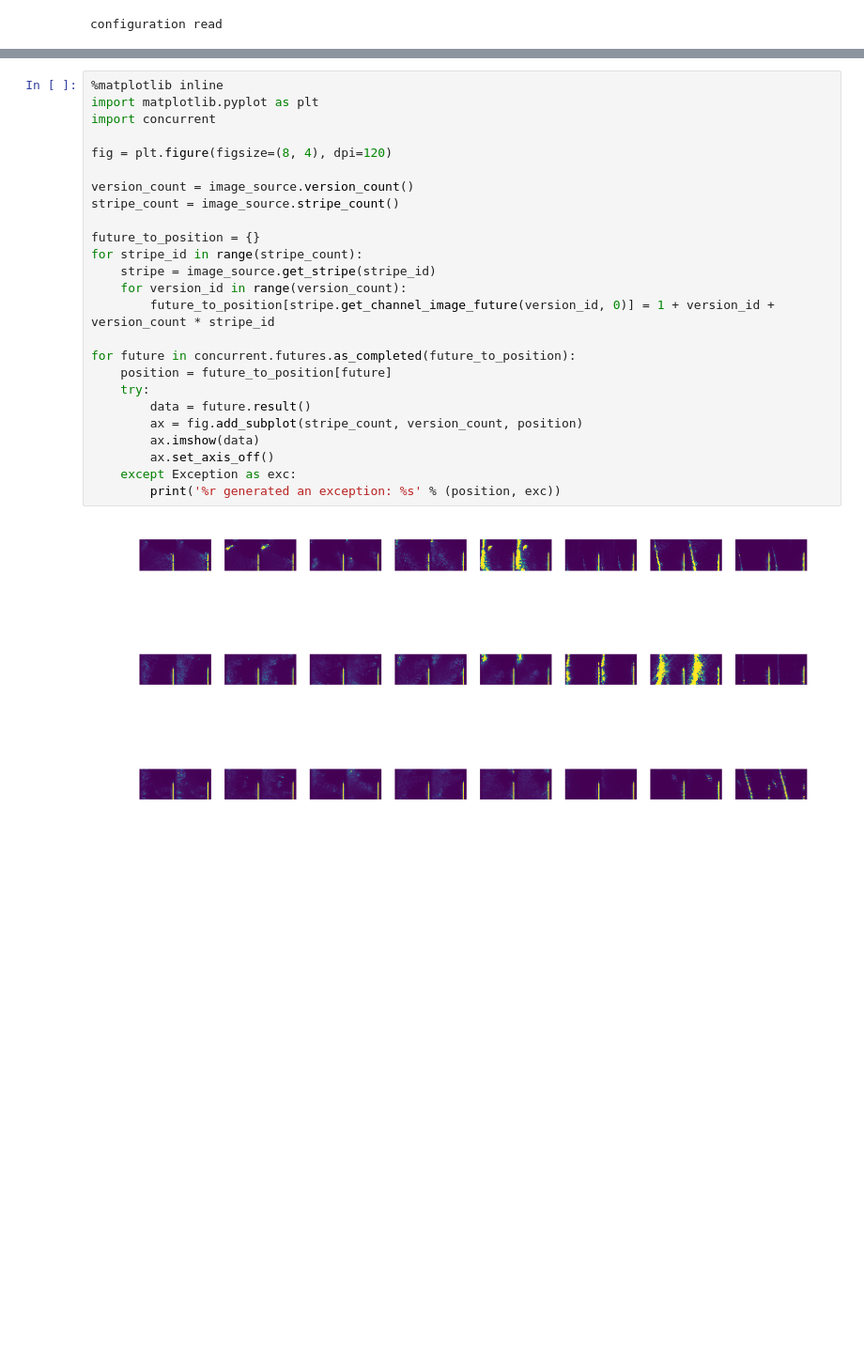
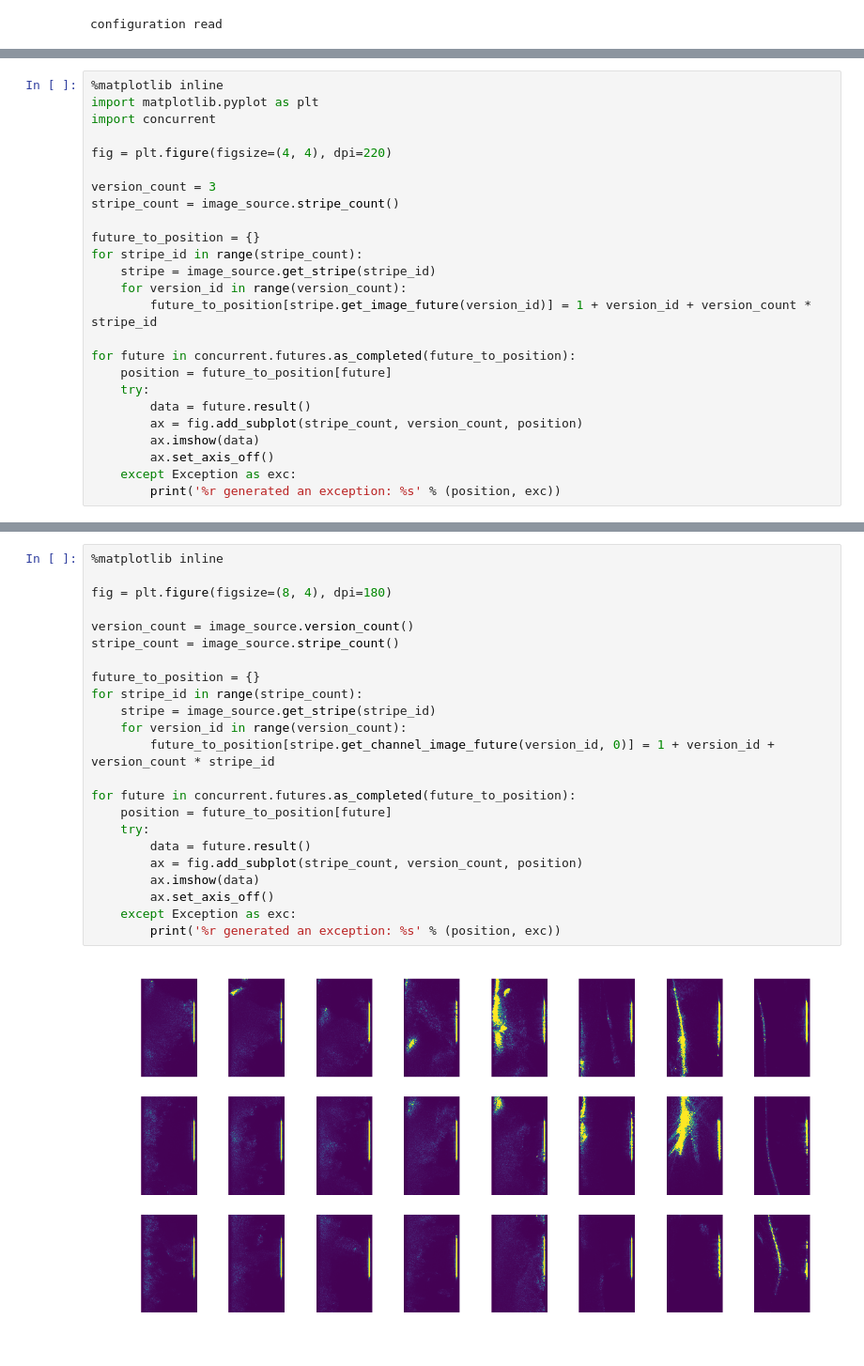
Before and after one commit to tpawlowski/alpenglow, a Jupyter notebook: notebooks/2018-04-28-s3-skin-source.ipynb, the cells around one changed output, grey strips where cells are left out. Shown at 94% size. Cells and saved outputs as stored; diff of their text form; blank space fills up the shorter version.

```diff
--- a/notebooks/2018-04-28-s3-skin-source.ipynb
+++ b/notebooks/2018-04-28-s3-skin-source.ipynb
@@ -25,0 +28,25 @@ configuration read
+# %%
+%matplotlib inline
+import matplotlib.pyplot as plt
+import concurrent
+
+fig = plt.figure(figsize=(4, 4), dpi=220)
+
+version_count = 3
+stripe_count = image_source.stripe_count()
+
+future_to_position = {}
+for stripe_id in range(stripe_count):
+    stripe = image_source.get_stripe(stripe_id)
+    for version_id in range(version_count):
+        future_to_position[stripe.get_image_future(version_id)] = 1 + version_id + version_count * stripe_id
+
+for future in concurrent.futures.as_completed(future_to_position):
+    position = future_to_position[future]
+    try:
+        data = future.result()
+        ax = fig.add_subplot(stripe_count, version_count, position)
+        ax.imshow(data)
+        ax.set_axis_off()
+    except Exception as exc:
+        print('%r generated an exception: %s' % (position, exc))
@@ -26,27 +57,25 @@ configuration read
 # %%
 %matplotlib inline
-import matplotlib.pyplot as plt
-import concurrent
 
-fig = plt.figure(figsize=(8, 4), dpi=120)
+fig = plt.figure(figsize=(8, 4), dpi=180)
 
 version_count = image_source.version_count()
 stripe_count = image_source.stripe_count()
 
 future_to_position = {}
 for stripe_id in range(stripe_count):
     stripe = image_source.get_stripe(stripe_id)
     for version_id in range(version_count):
         future_to_position[stripe.get_channel_image_future(version_id, 0)] = 1 + version_id + version_count * stripe_id
 
 for future in concurrent.futures.as_completed(future_to_position):
     position = future_to_position[future]
     try:
         data = future.result()
         ax = fig.add_subplot(stripe_count, version_count, position)
         ax.imshow(data)
         ax.set_axis_off()
     except Exception as exc:
         print('%r generated an exception: %s' % (position, exc))
 # %% [output]
-[figure, old version]
+[figure, new version]
```
Also changed, not shown: parts of 5 cells of this notebook, 11 other files.
